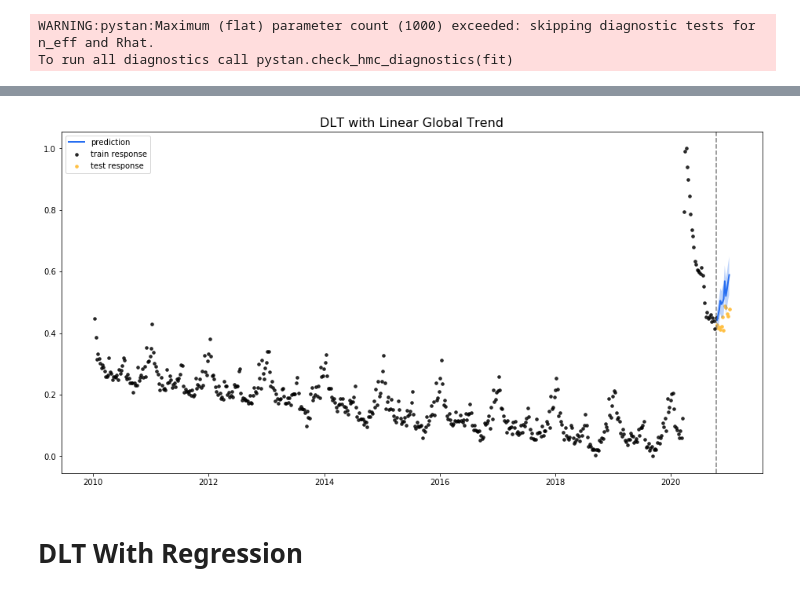
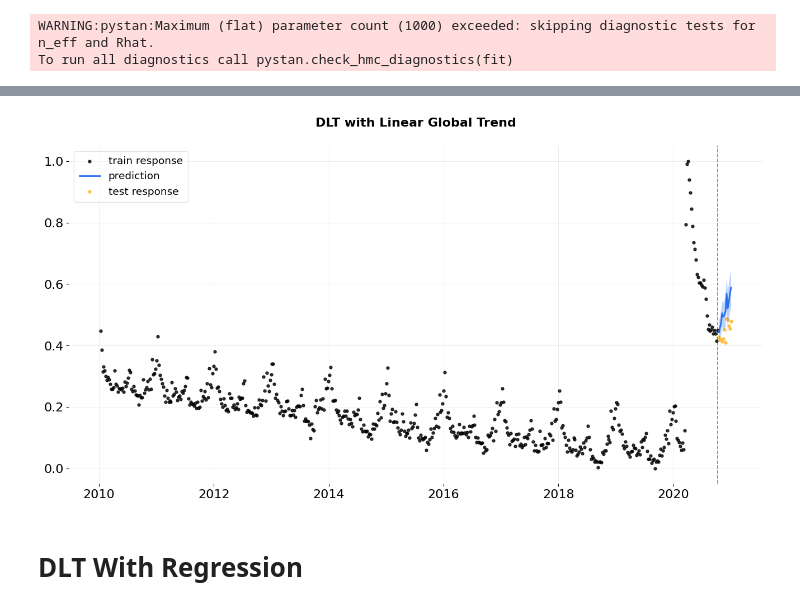
Before and after one commit to edwinnglabs/ts-playground, a Jupyter notebook: Orbit_Tutorial.ipynb, the cells around one changed output, grey strips where cells are left out. Cells and saved outputs as stored; diff of their text form; code cells hidden in the pictures.

```diff
--- a/Orbit_Tutorial.ipynb
+++ b/Orbit_Tutorial.ipynb
@@ -147,12 +135,10 @@ predicted_df = dlt.predict(df=test_df)
 WARNING:pystan:Maximum (flat) parameter count (1000) exceeded: skipping diagnostic tests for n_eff and Rhat.
 To run all diagnostics call pystan.check_hmc_diagnostics(fit)
 # %%
-# TODO: some bug on use_orbit_style=True
 _ = plot_predicted_data(training_actual_df=train_df,
                         predicted_df=predicted_df,
                         date_col=date_col,
                         actual_col=response_col,
                         test_actual_df=test_df,
-                        use_orbit_style=False,
                         title='DLT with Linear Global Trend')
 # %% [output]
@@ -159,4 +151,4 @@ _ = plot_predicted_data(training_actual_df=train_df,
-[figure, old version]
+[figure, new version]
 # %% [markdown]
 # DLT With Regression
 # %% [markdown]
```
Also changed, not shown: parts of 13 cells of this notebook.
